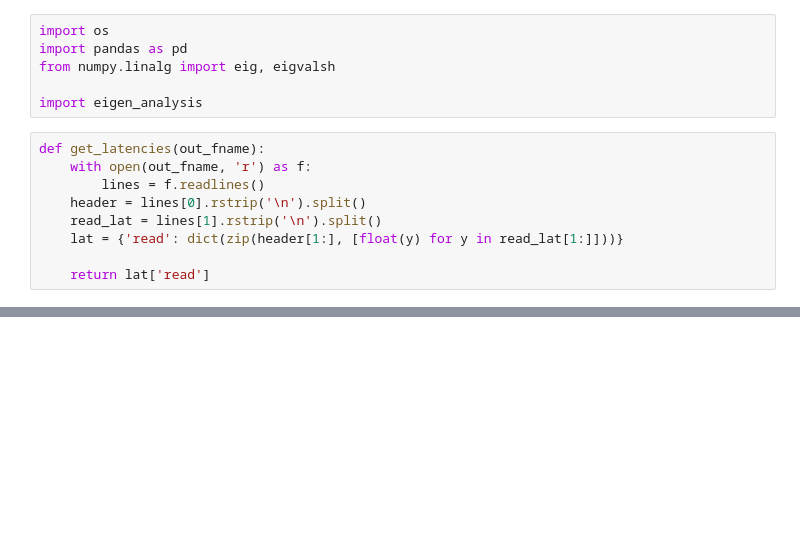
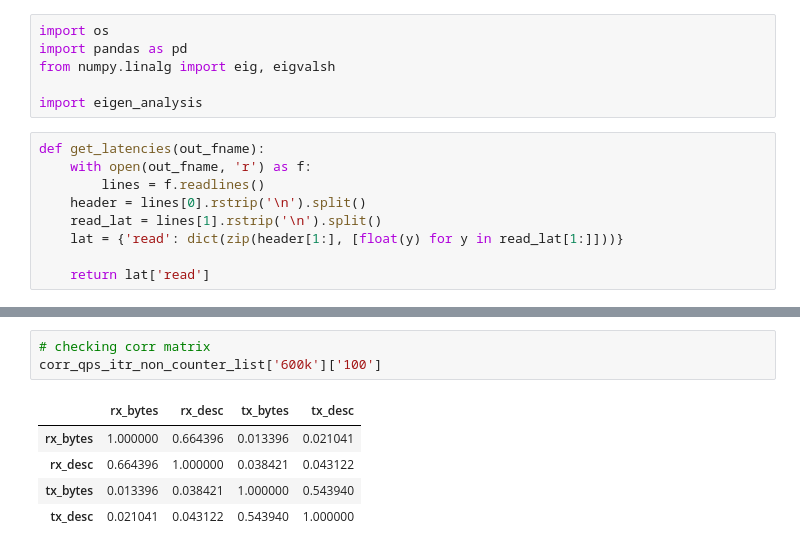
Before and after one commit to awadyn/network_exec_energy_study, a Jupyter notebook: full_logs/Correlation Matrices and Eigenvalues of Merged Per-Log Dataframes.ipynb, the cells around one changed output, grey strips where cells are left out. Saved outputs shown, nothing was run; the diff lists cells and outputs as text; blank space fills up the shorter version.

```diff
--- a/full_logs/Correlation Matrices and Eigenvalues of Merged Per-Log Dataframes.ipynb
+++ b/full_logs/Correlation Matrices and Eigenvalues of Merged Per-Log Dataframes.ipynb
@@ -48,0 +89,9 @@ ITR_DELAY:  100
+# %%
+# checking corr matrix
+corr_qps_itr_non_counter_list['600k']['100']
+# %% [output]
+|  | rx_bytes | rx_desc | tx_bytes | tx_desc |
+| rx_bytes | 1.000000 | 0.664396 | 0.013396 | 0.021041 |
+| rx_desc | 0.664396 | 1.000000 | 0.038421 | 0.043122 |
+| tx_bytes | 0.013396 | 0.038421 | 1.000000 | 0.543940 |
+| tx_desc | 0.021041 | 0.043122 | 0.543940 | 1.000000 |
```
Also changed, not shown: parts of 27 cells of this notebook, 3 other files.
